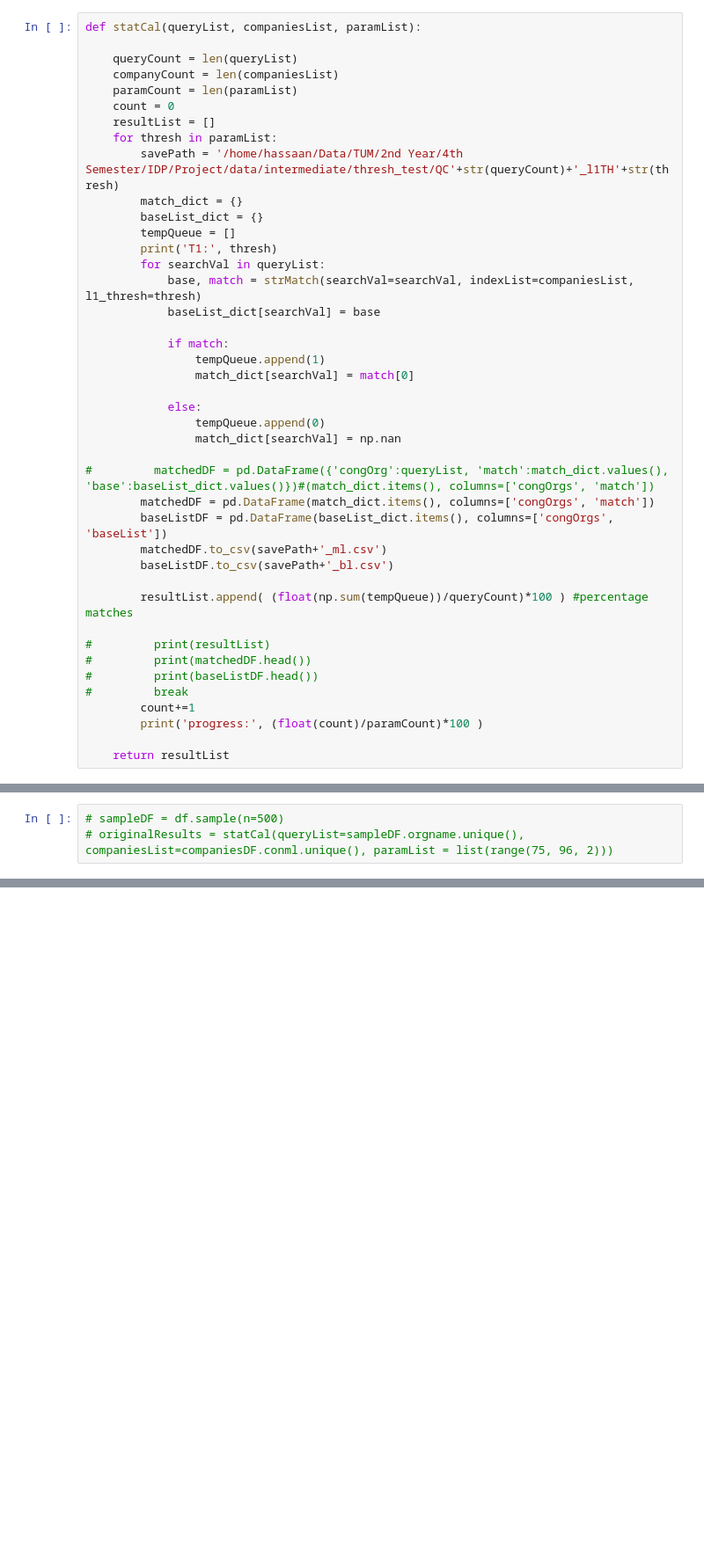
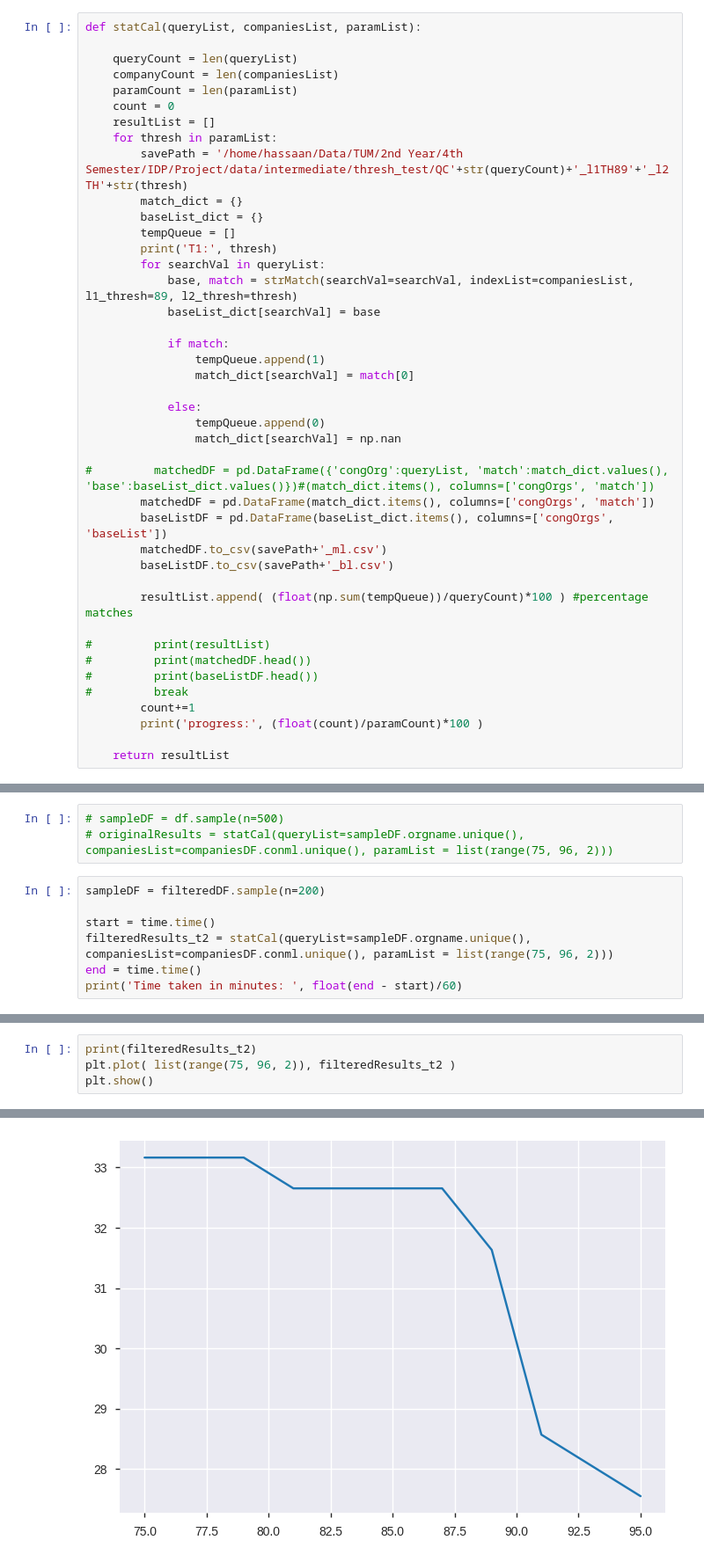
Before and after one commit to HasaanTS/string-matching-project, a Jupyter notebook: notebooks/4) EDA_v2_strMatching_v1.ipynb, the cells around one changed output, grey strips where cells are left out. Shown: that part at 88% size. Cells and saved outputs as stored; diff of their text form; blank space fills up the shorter version.

Commit message:
With this update, I set the first threshold constant to '89' and varied the second threshold.

```diff
--- a/notebooks/4) EDA_v2_strMatching_v1.ipynb
+++ b/notebooks/4) EDA_v2_strMatching_v1.ipynb
@@ -142,13 +142,13 @@ def statCal(queryList, companiesList, paramList):
     count = 0
     resultList = []
     for thresh in paramList:
-        savePath = '/home/hassaan/Data/TUM/2nd Year/4th Semester/IDP/Project/data/intermediate/thresh_test/QC'+str(queryCount)+'_l1TH'+str(thresh)
+        savePath = '/home/hassaan/Data/TUM/2nd Year/4th Semester/IDP/Project/data/intermediate/thresh_test/QC'+str(queryCount)+'_l1TH89'+'_l2TH'+str(thresh)
         match_dict = {}
         baseList_dict = {}
         tempQueue = []
         print('T1:', thresh)
         for searchVal in queryList:
-            base, match = strMatch(searchVal=searchVal, indexList=companiesList, l1_thresh=thresh)
+            base, match = strMatch(searchVal=searchVal, indexList=companiesList, l1_thresh=89, l2_thresh=thresh)
             baseList_dict[searchVal] = base
 
             if match:
@@ -213,3 +213,10 @@ plt.show()
 # %%
 # sampleDF = df.sample(n=500)
 # originalResults = statCal(queryList=sampleDF.orgname.unique(), companiesList=companiesDF.conml.unique(), paramList = list(range(75, 96, 2)))
+# %%
+sampleDF = filteredDF.sample(n=200)
+
+start = time.time()
+filteredResults_t2 = statCal(queryList=sampleDF.orgname.unique(), companiesList=companiesDF.conml.unique(), paramList = list(range(75, 96, 2)))
+end = time.time()
+print('Time taken in minutes: ', float(end - start)/60)
@@ -215,0 +241,5 @@ plt.show()
+# %%
+print(filteredResults_t2)
+plt.plot( list(range(75, 96, 2)), filteredResults_t2 )
+plt.show()
+# %% [output]
@@ -215,0 +247 @@ plt.show()
+[figure, added]
```
Also changed, not shown: parts of 2 cells of this notebook, 22 other files.
